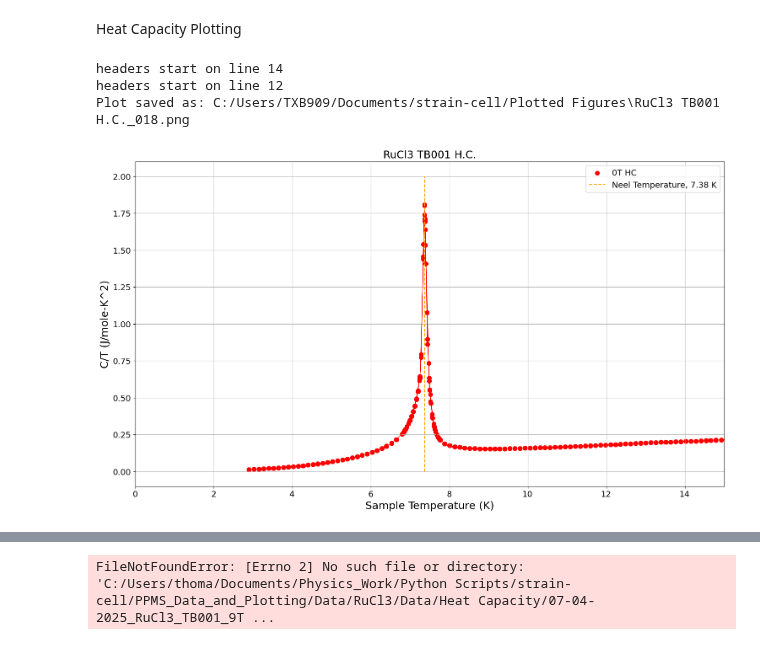
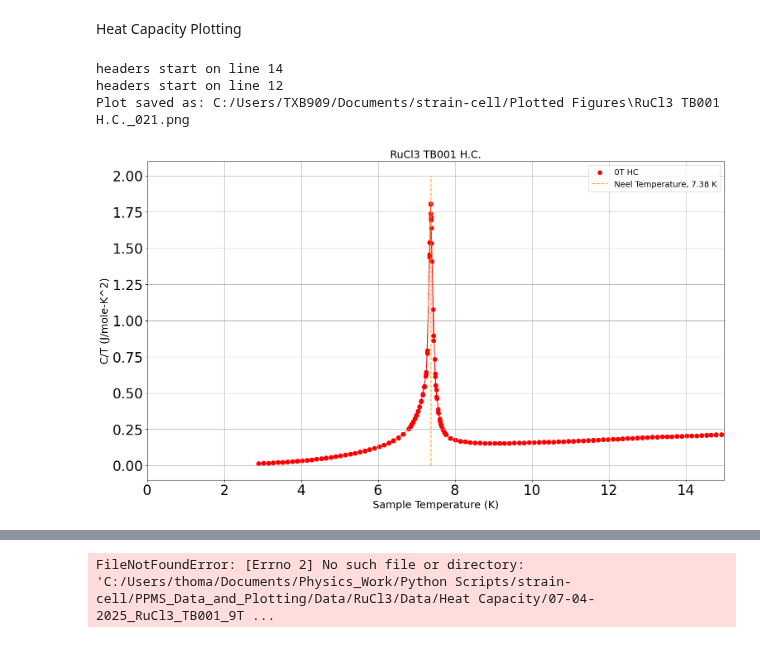
Before and after one commit to Brogan8813/strain-cell, a Jupyter notebook: PPMS_Data_and_Plotting/Plotting/PPMS Plotting.ipynb, the cells around one changed output, grey strips where cells are left out. Drawn from its saved outputs; the diff is of its cells as text; code cells hidden in the pictures.

```diff
--- a/PPMS_Data_and_Plotting/Plotting/PPMS Plotting.ipynb
+++ b/PPMS_Data_and_Plotting/Plotting/PPMS Plotting.ipynb
@@ -1121,35 +1121,37 @@ plt.plot(x2, y2, c='r', linewidth=0.8)
 '''
 plt.scatter(x3, y3, marker='o', s=50,
                 #c='r',
                 facecolors='g', edgecolors= 'g', label = '0T HC Taken later')
 plt.plot(x3, y3, c='g', linewidth=0.8)
 '''
 
 '''
 plt.axvline(
     x=7.35,
     color='orange',
     linestyle='--',
     linewidth=1.5,
     label='Neel Temperature, 7.35 K'
 )
 '''
 plt.xlim(0, 15)
 plt.vlines(7.38, 0, 2, color='orange', linestyle='--', linewidth=1.5, label='Neel Temperature, 7.38 K')
 Title='RuCl3 TB001 H.C.'
 plt.title(Title)
 plt.xlabel('Sample Temperature (K)')
 plt.ylabel('C/T (J/mole-K^2)')
+plt.xticks(fontsize=24)
+plt.yticks(fontsize=24)
 plt.grid('both')
 plt.legend()
 save_next_plot("C:/Users/TXB909/Documents/strain-cell/Plotted Figures", prefix=Title)
 #must save plot before plt.show() to ensure it saves the current figure
 plt.show()
 # %% [output]
 headers start on line 14
 headers start on line 12
-Plot saved as: C:/Users/TXB909/Documents/strain-cell/Plotted Figures\RuCl3 TB001 H.C._018.png
+Plot saved as: C:/Users/TXB909/Documents/strain-cell/Plotted Figures\RuCl3 TB001 H.C._021.png
-[figure, old version]
+[figure, new version]
 # %%
 #SUSCEPTIBILITY OF RUCL3
 #plot_mom_vs_temp(df_temperature_range, sample, field, fc_or_zfc)
```
Also changed, not shown: parts of 4 cells of this notebook, 14 other files.
